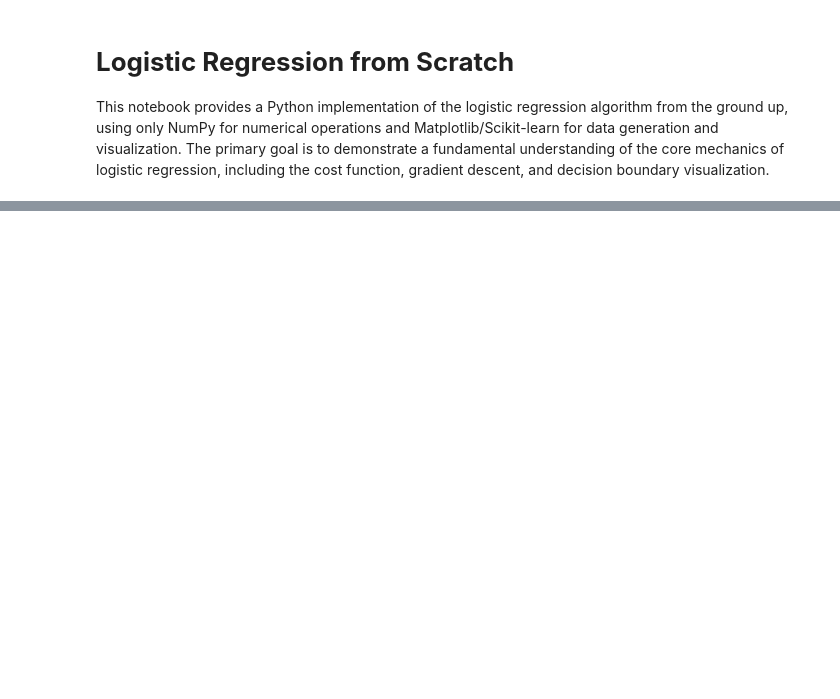
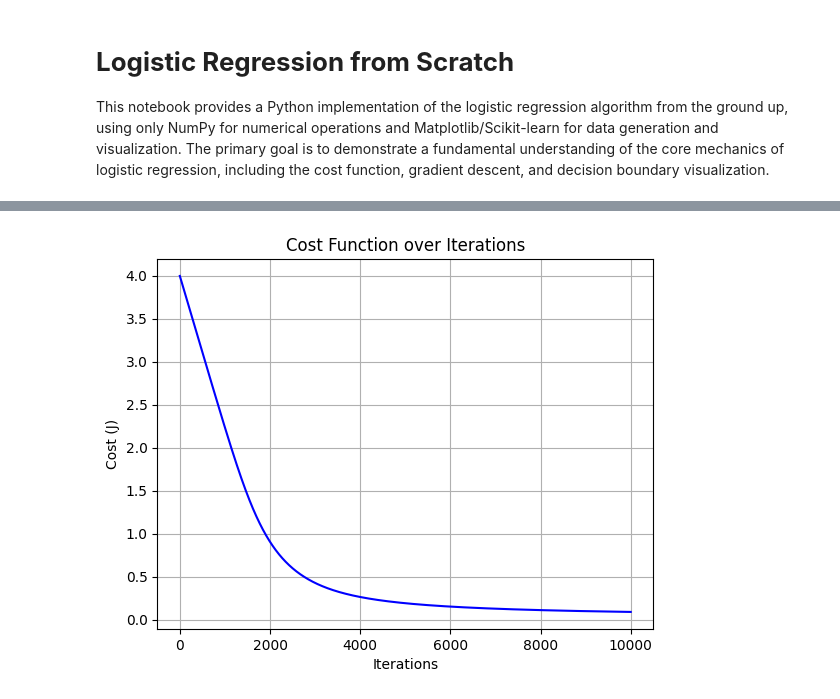
Before and after one commit to nabeelshan78/Machine_Learning_Algorithims_From_Scratch, a Jupyter notebook: Logistic Regression Using Gradient Descent/Gradient_Descent_Logistic_Regression.ipynb, the cells around one changed output, grey strips where cells are left out. Drawn from its saved outputs; the diff is of its cells as text; code cells hidden in the pictures; blank space fills up the shorter version.

```diff
--- a/Logistic Regression Using Gradient Descent/Gradient_Descent_Logistic_Regression.ipynb
+++ b/Logistic Regression Using Gradient Descent/Gradient_Descent_Logistic_Regression.ipynb
@@ -164,3 +229,12 @@ Iteration 9999: Cost     0.29
+# %%
+plt.plot(range(iterations), J_history, color='blue')
+plt.xlabel('Iterations')
+plt.ylabel('Cost (J)')
+plt.title('Cost Function over Iterations')
+plt.grid(True)
+plt.show()
+# %% [output]
+[figure, added]
 # %%
 # Predict probabilities
 def predict(X, w, b):
```
Also changed, not shown: parts of 18 cells of this notebook.
